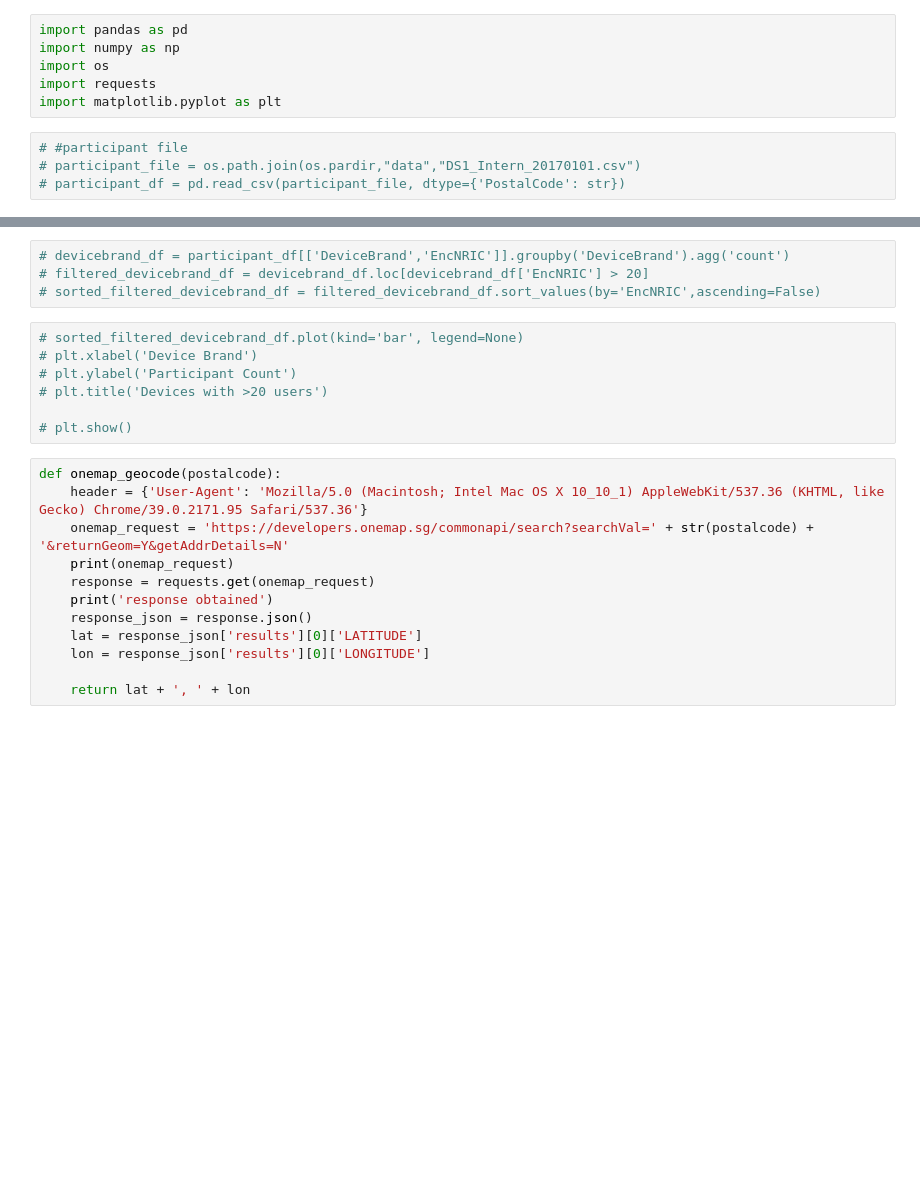
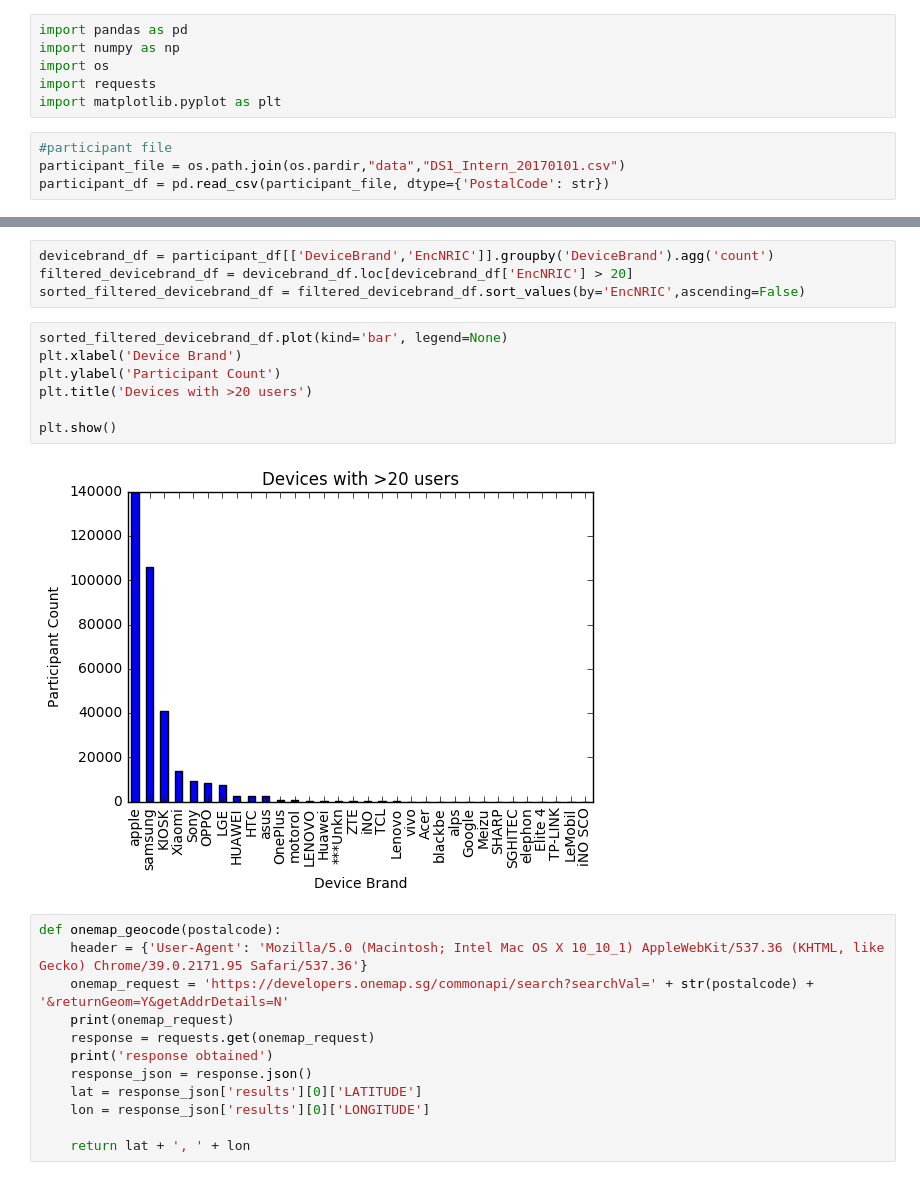
Before and after one commit to freedaemons/hpb_i2p, a Jupyter notebook: jupyter/geocode/onemap_geocoder.ipynb, the cells around one changed output, grey strips where cells are left out. Saved outputs shown, nothing was run; the diff lists cells and outputs as text; blank space fills up the shorter version.

```diff
--- a/jupyter/geocode/onemap_geocoder.ipynb
+++ b/jupyter/geocode/onemap_geocoder.ipynb
@@ -5,6 +5,6 @@ import os
 import requests
 import matplotlib.pyplot as plt
 # %%
-# #participant file
-# participant_file = os.path.join(os.pardir,"data","DS1_Intern_20170101.csv")
-# participant_df = pd.read_csv(participant_file, dtype={'PostalCode': str})
+#participant file
+participant_file = os.path.join(os.pardir,"data","DS1_Intern_20170101.csv")
+participant_df = pd.read_csv(participant_file, dtype={'PostalCode': str})
@@ -13,14 +20,16 @@ import matplotlib.pyplot as plt
 # %%
-# devicebrand_df = participant_df[['DeviceBrand','EncNRIC']].groupby('DeviceBrand').agg('count')
-# filtered_devicebrand_df = devicebrand_df.loc[devicebrand_df['EncNRIC'] > 20]
-# sorted_filtered_devicebrand_df = filtered_devicebrand_df.sort_values(by='EncNRIC',ascending=False)
+devicebrand_df = participant_df[['DeviceBrand','EncNRIC']].groupby('DeviceBrand').agg('count')
+filtered_devicebrand_df = devicebrand_df.loc[devicebrand_df['EncNRIC'] > 20]
+sorted_filtered_devicebrand_df = filtered_devicebrand_df.sort_values(by='EncNRIC',ascending=False)
 # %%
-# sorted_filtered_devicebrand_df.plot(kind='bar', legend=None)
-# plt.xlabel('Device Brand')
-# plt.ylabel('Participant Count')
-# plt.title('Devices with >20 users')
+sorted_filtered_devicebrand_df.plot(kind='bar', legend=None)
+plt.xlabel('Device Brand')
+plt.ylabel('Participant Count')
+plt.title('Devices with >20 users')
 
-# plt.show()
+plt.show()
+# %% [output]
+[figure, added]
 # %%
 def onemap_geocode(postalcode):
     header = {'User-Agent': 'Mozilla/5.0 (Macintosh; Intel Mac OS X 10_10_1) AppleWebKit/537.36 (KHTML, like Gecko) Chrome/39.0.2171.95 Safari/537.36'}
```
Also changed, not shown: parts of 4 cells of this notebook, 3 other files.
